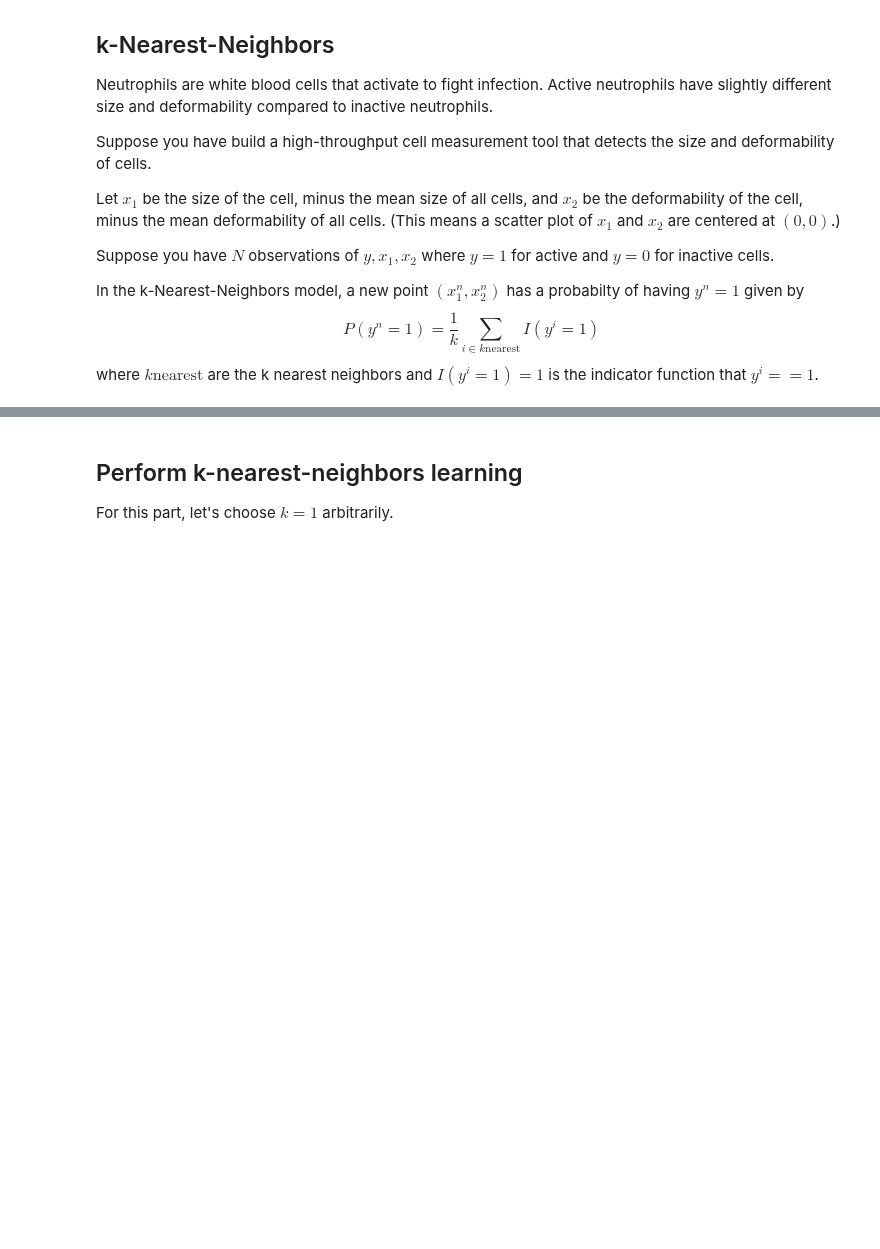
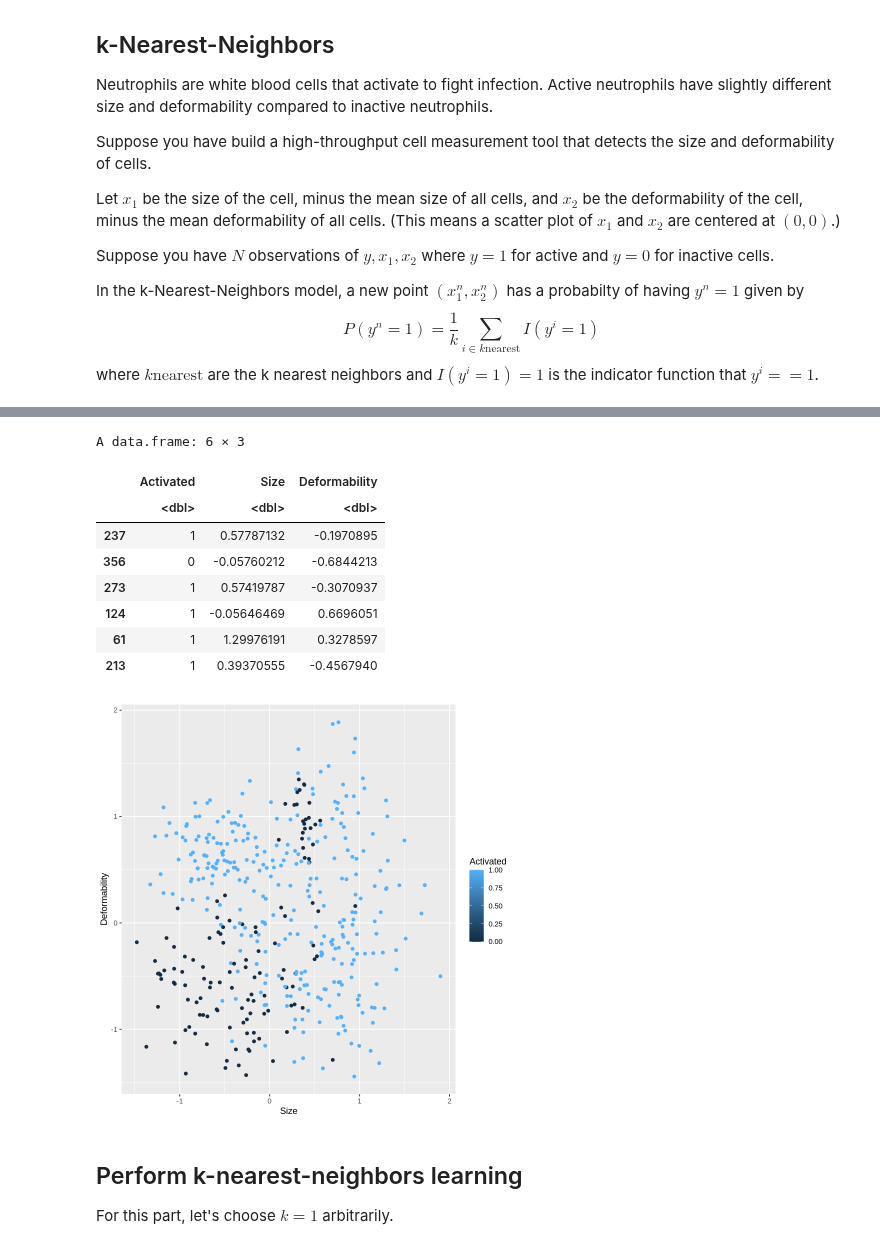
Before and after one commit to allardjun/Math227C, a Jupyter notebook: ProblemSets_PartII/Math227C20Sp_P08_kNN_B.ipynb, the cells around one changed output, grey strips where cells are left out. Saved outputs shown, nothing was run; the diff lists cells and outputs as text; code cells hidden in the pictures; blank space fills up the shorter version.

```diff
--- a/ProblemSets_PartII/Math227C20Sp_P08_kNN_B.ipynb
+++ b/ProblemSets_PartII/Math227C20Sp_P08_kNN_B.ipynb
@@ -103,3 +98,22 @@ A data.frame: 6 × 3
+# %%
+# generate a sample of synthetic data and plot it
+
+dfSyntheticData1 <- make_synthetic_data()
+
+head(dfSyntheticData1)
+
+ggplot(dfSyntheticData1, aes(x=Size, y=Deformability, color=Activated)) + geom_point()
+# %% [output]
+A data.frame: 6 × 3
+|  | Activated | Size | Deformability |
+|  | <dbl> | <dbl> | <dbl> |
+| 237 | 1 | 0.57787132 | -0.1970895 |
+| 356 | 0 | -0.05760212 | -0.6844213 |
+| 273 | 1 | 0.57419787 | -0.3070937 |
+| 124 | 1 | -0.05646469 | 0.6696051 |
+| 61 | 1 | 1.29976191 | 0.3278597 |
+| 213 | 1 | 0.39370555 | -0.4567940 |
+[figure, added]
 # %% [markdown]
 ## Perform k-nearest-neighbors learning
 
```
Also changed, not shown: parts of 5 cells of this notebook.
